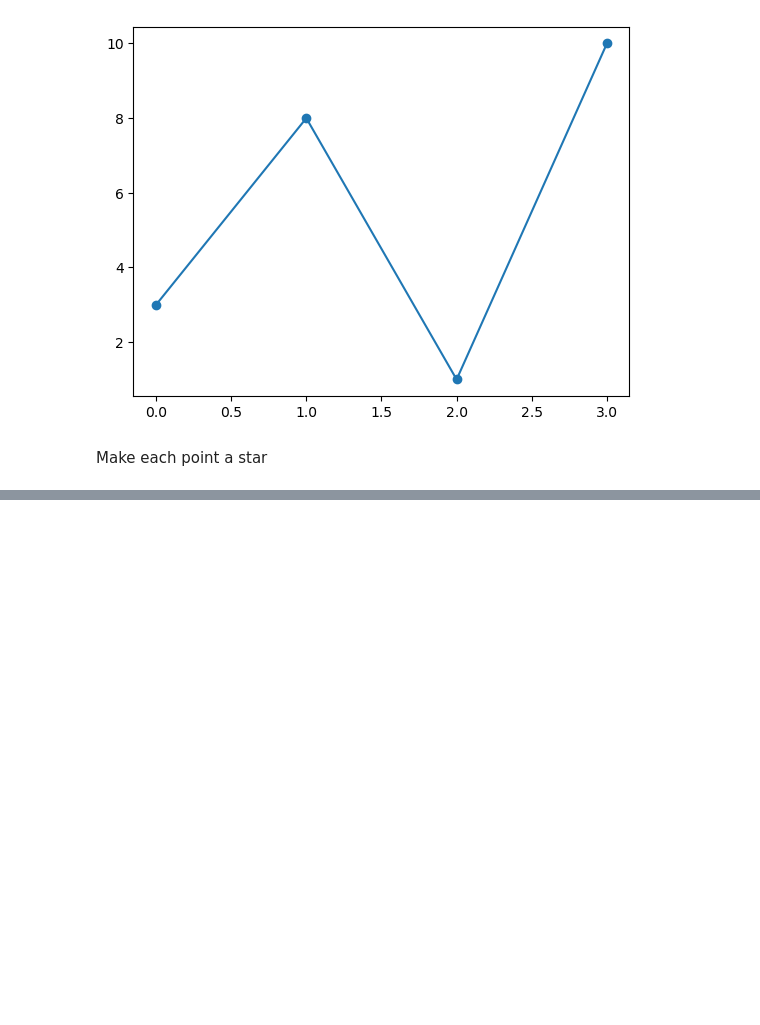
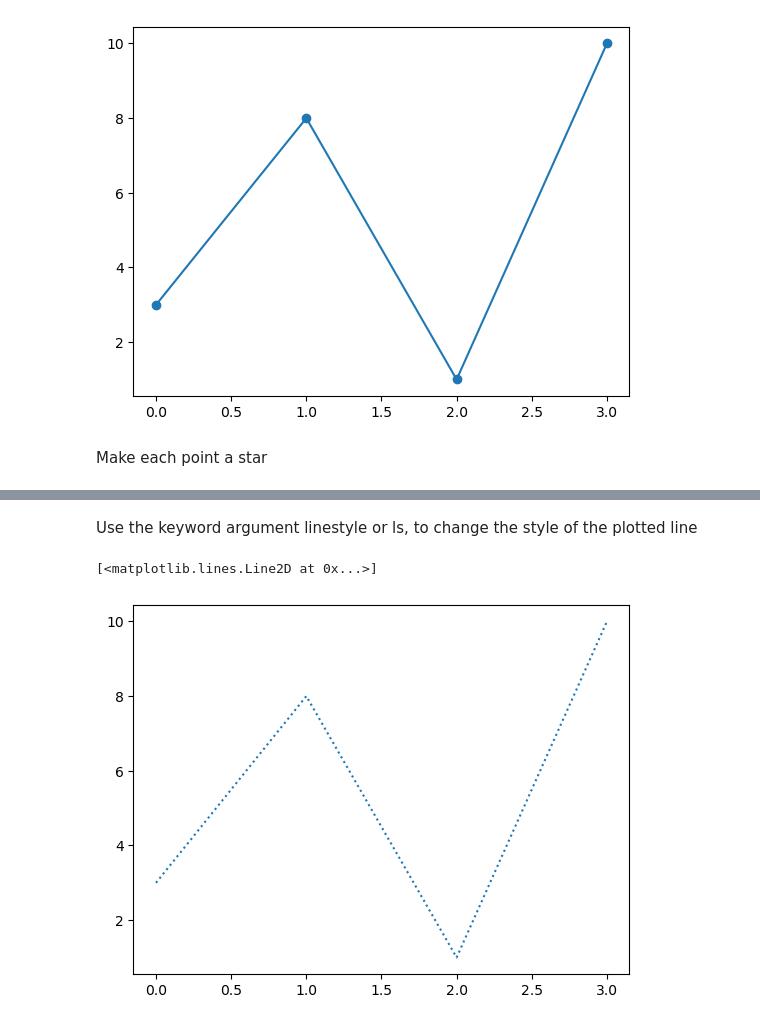
Before and after one commit to MikeCurleyCoosan/pands-mywork, a Jupyter notebook: Week8-work/matplotlib.ipynb, the cells around one changed output, grey strips where cells are left out. Cells and saved outputs as stored; diff of their text form; code cells hidden in the pictures; blank space fills up the shorter version.

```diff
--- a/Week8-work/matplotlib.ipynb
+++ b/Week8-work/matplotlib.ipynb
@@ -56,0 +133,15 @@ plt.plot(y_points, marker= '*')
+# %% [markdown]
+Use the keyword argument linestyle or ls, to change the style of the plotted line
+# %%
+plt.plot(y_points, ls='dotted')
+
+#The linestyle can be one of the following values
+
+# 'dotted' or ':'
+# 'dashed' or '--'
+# 'dashdot' or '-.'
+# 'solid' or '-'
+# 'None' or ' ' or ''
+# %% [output]
+[<matplotlib.lines.Line2D at 0x...>]
+[figure, added]
```
Also changed, not shown: parts of 7 cells of this notebook.
